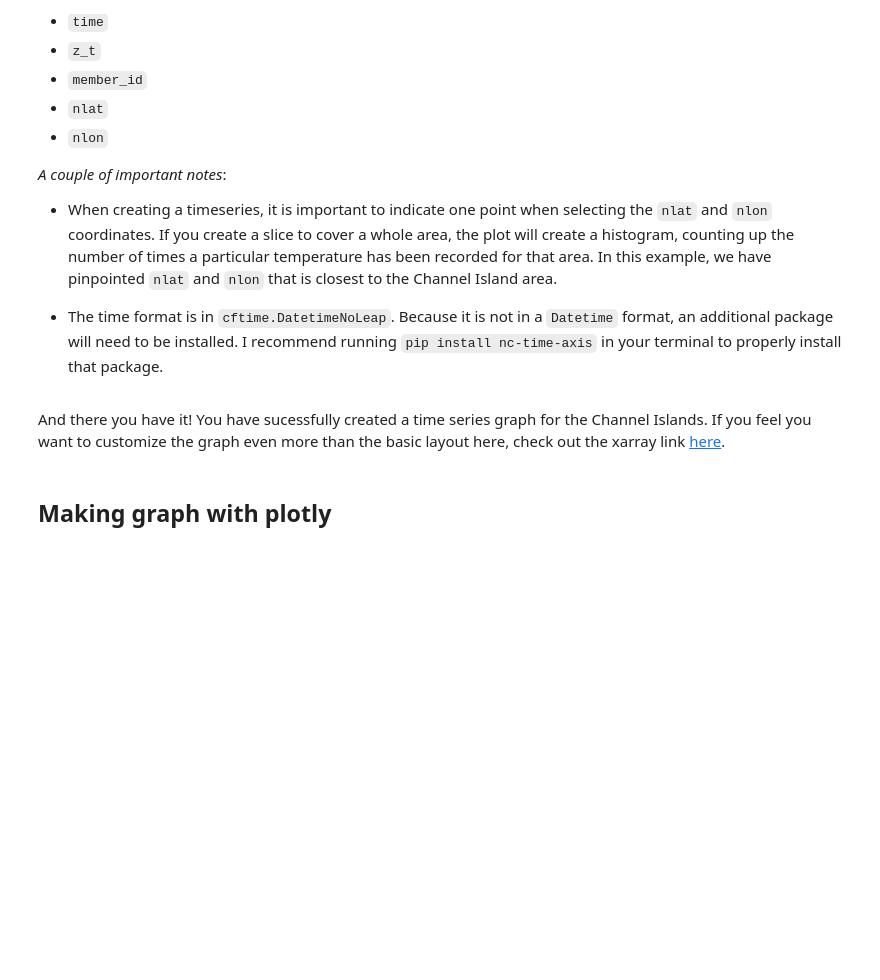
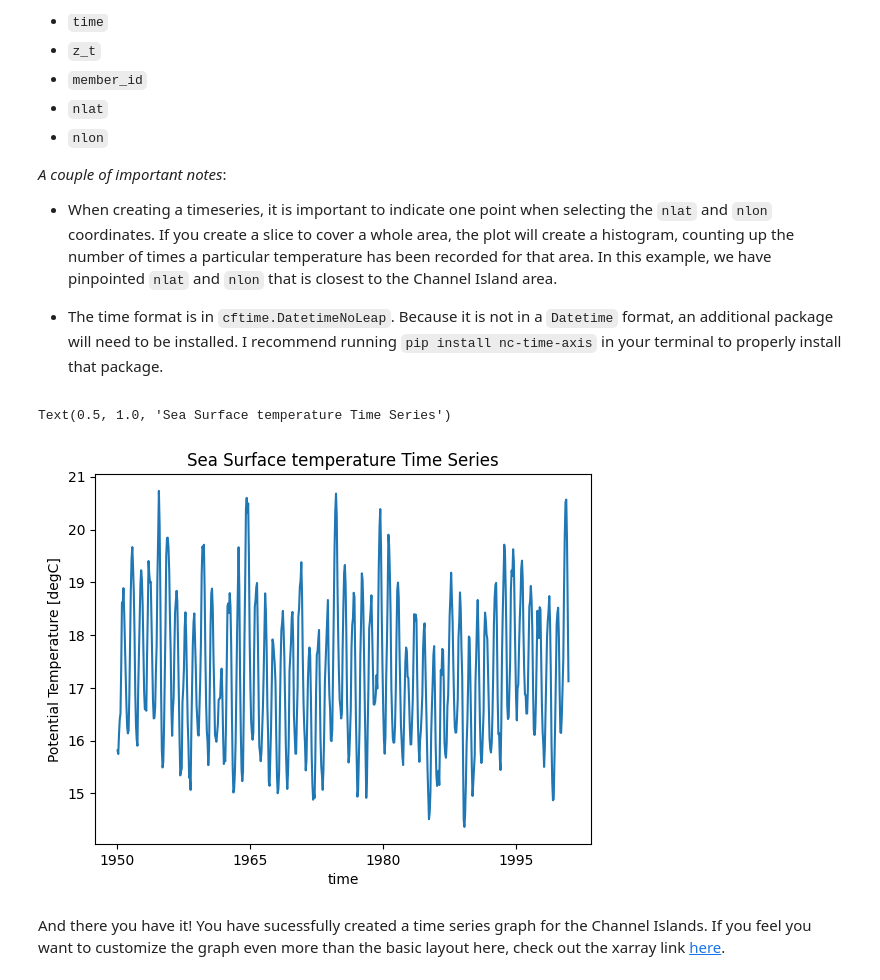
Before and after one commit to olleholt/toolkit, a Jupyter notebook: Time_series.ipynb, the cells around one changed output. Saved outputs shown, nothing was run; the diff lists cells and outputs as text; code cells hidden in the pictures; blank space fills up the shorter version.

```diff
--- a/Time_series.ipynb
+++ b/Time_series.ipynb
@@ -438,11 +442,12 @@ point_2 = test_2000_2.sel(member_id = 2)
 point_3 = point_2.isel(nlat=(280), nlon=(240))
 # %%
 #plot out time series graph
-
 point_3.plot()
 
-plt.title("Zonal mean temperature")
+#add title to graph
+plt.title("Sea Surface temperature Time Series")
+# %% [output]
+Text(0.5, 1.0, 'Sea Surface temperature Time Series')
+[figure, added]
 # %% [markdown]
 And there you have it! You have sucessfully created a time series graph for the Channel Islands. If you feel you want to customize the graph even more than the basic layout here, check out the xarray link [here](https://docs.xarray.dev/en/stable/user-guide/plotting.html).
-# %% [markdown]
-## Making graph with plotly
```
Also changed, not shown: parts of 6 cells of this notebook, 4 other files.
